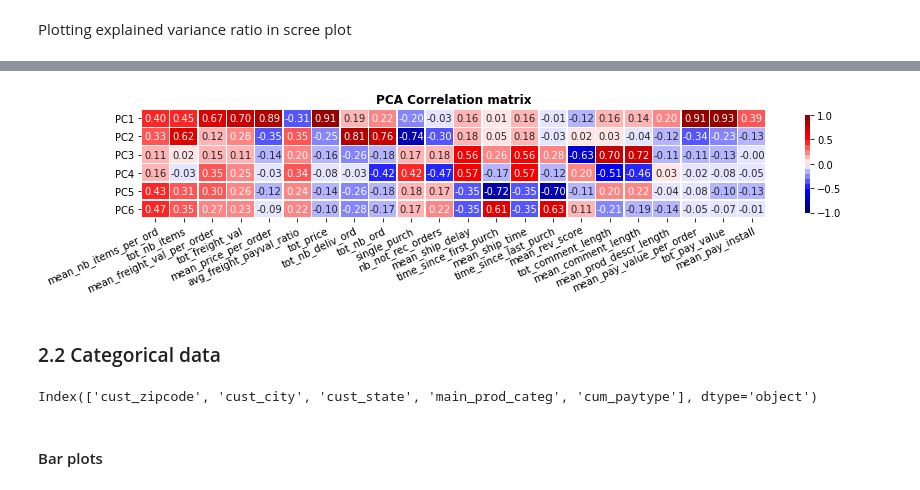
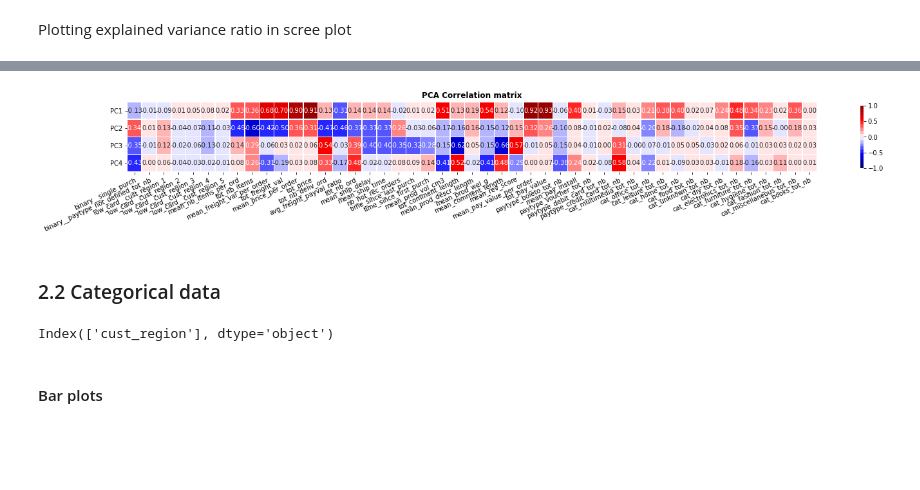
Before and after one commit to SmellyArmure/OC_DS_Project5, a Jupyter notebook: NOTEBOOKS/P5_Cleaning_EDA_2.ipynb, the cells around one changed output, grey strips where cells are left out. Cells and saved outputs as stored; diff of their text form; code cells hidden in the pictures; blank space fills up the shorter version.

```diff
--- a/NOTEBOOKS/P5_Cleaning_EDA_2.ipynb
+++ b/NOTEBOOKS/P5_Cleaning_EDA_2.ipynb
@@ -221,7 +223,7 @@ print("Max time (purchase) in df_orders (default if t_max is None",
 # t_min = pd.Timestamp('2017-10-17 17:30:18')
 # t_max = pd.Timestamp('2018-01-01 17:30:18')
 
-df_cust = create_agg_cust_df(df_orders, t_min=None, t_min=None)
+df_cust = create_agg_cust_df(df_orders, t_min=None, t_max=None)
 # %% [output]
 Min time (purchase) in df_orders (default if t_min is None) 2016-09-04 21:15:19
 Max time (purchase) in df_orders (default if t_max is None 2018-10-17 17:30:18
@@ -384,23 +384,23 @@ plt.show()
 from sklearn.decomposition import PCA
 from sklearn.preprocessing import StandardScaler
 
-np.set_printoptions(formatter={'float': '{: 6.2f}'.format})
+# Transformation and encoding
+ct = CustTransformer(strat_low_card='ohe', # Ordinal encoding for 'region'
+                     strat_quant='stand') # Standardization for quantitative data
+df_cust_trans = ct.fit_transform(df_cust)
 
-pca_cols = [c for c in Q_cols if not (('cat_' in c) or ('paytype' in c))]
-print("columns used for the PCA: ", pca_cols)
+# pca_cols = [c for c in df_cust.columns if not (('cat_' in c) or ('paytype' in c))]
+pca_cols = df_cust_trans.columns
+df_pca = df_cust_trans.loc[:, pca_cols]
 
-df_pca = df_cust.loc[:, pca_cols].dropna(how='any')
-id_code = df_pca.index
-X = df_pca.values
-
-X_sc = StandardScaler().fit_transform(X)
-
-n_comp = 10
-pca = PCA(n_components=n_comp).fit(X_sc)
+n_comp = 20
+pca = PCA(n_components=n_comp).fit(df_pca)
 
 pca_df = pd.DataFrame(pca.components_,
                       index=['PC'+str(i+1) for i in range(n_comp)],
                       columns=pca_cols).T
 
-X_proj = pca.transform(X_sc)
+df_pca_proj = pd.DataFrame(pca.transform(df_pca),
+                           columns=['PC'+str(i) for i in range(n_comp)])
+df_pca_proj.head(3)
 # %% [output]
@@ -441,8 +445,8 @@ plt.show()
 # %%
 figure, correlation_matrix = \
-     plot_pca_correlation_graph(X = X_sc, variables_names = pca_cols,
+     plot_pca_correlation_graph(X = df_cust_trans.values, variables_names = pca_cols,
                                 dimensions=(3, 4), figure_axis_size=6,
-                                X_pca = X_proj[:,0:4],
+                                X_pca = df_pca_proj.values[:,0:4],
                                 explained_variance = exp_var_rat[0:4])
 plt.show()
 # %% [output]
@@ -450,7 +453,0 @@ plt.show()
-# %%
-figure, correlation_matrix = \
-     plot_pca_correlation_graph(X = X_sc, variables_names = pca_cols,
-                                dimensions=(5, 6), figure_axis_size=6,
-                                X_pca = X_proj[:,0:6],
-                                explained_variance = exp_var_rat[0:6])
-plt.show()
@@ -459,19 +454,19 @@ plt.show()
 # %%
 plot_heatmap(correlation_matrix.T,'PCA Correlation matrix',
              vmin=-1, vmax=1, center=0,
              palette=sns.color_palette("seismic", 20),
-             figsize=(14,2),shape='rect')
+             figsize=(24,2),shape='rect')
 plt.gca().set_yticklabels(['PC1', 'PC2', 'PC3', 'PC4', 'PC5', 'PC6'])
 plt.show()
 # %% [output]
-[figure, old version]
+[figure, new version]
 # %% [markdown]
 ### 2.2 Categorical data
 # %%
 C_cols = df_cust.select_dtypes(include=['object']).columns
 C_cols
 # %% [output]
-Index(['cust_zipcode', 'cust_city', 'cust_state', 'main_prod_categ', 'cum_paytype'], dtype='object')
+Index(['cust_region'], dtype='object')
 # %% [markdown]
 #### Bar plots
 # %%
```
Also changed, not shown: parts of 31 cells of this notebook, 4 other files.
